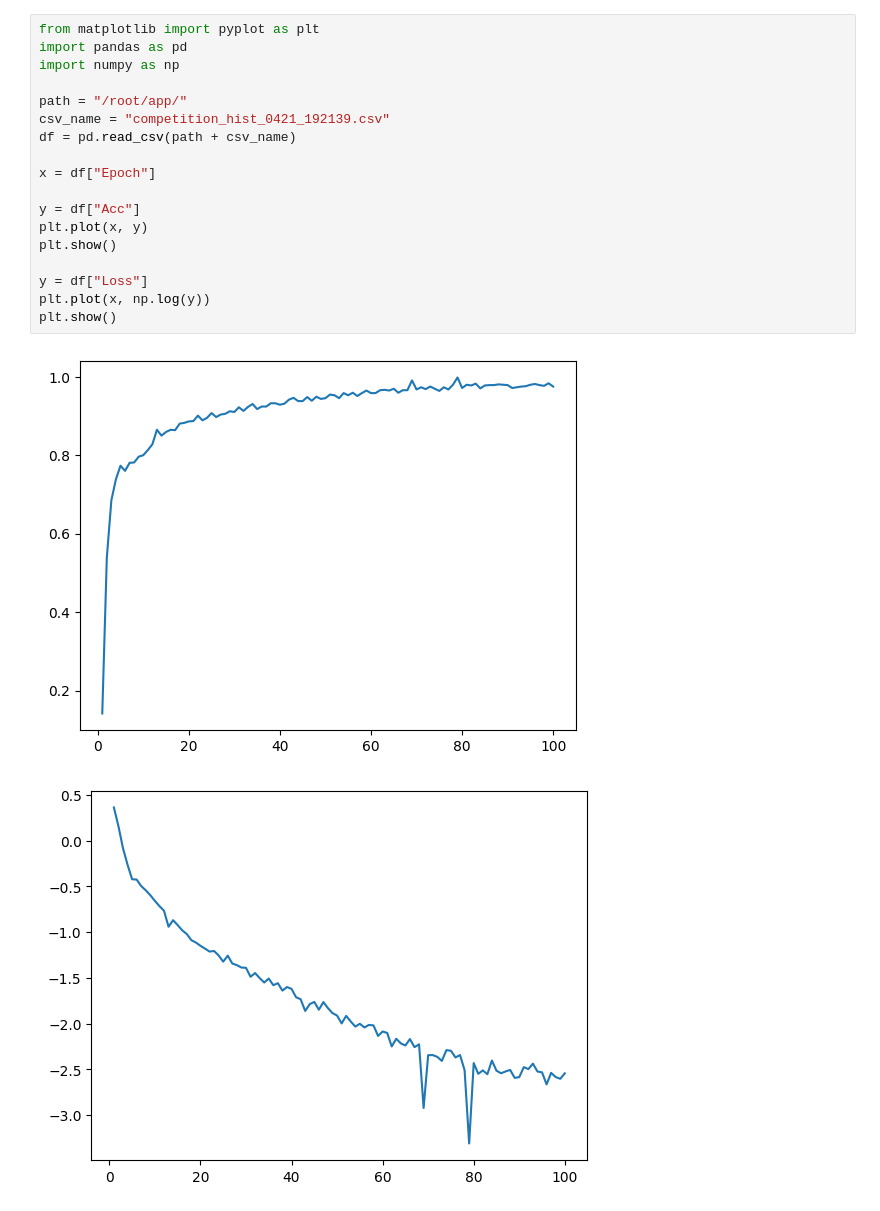
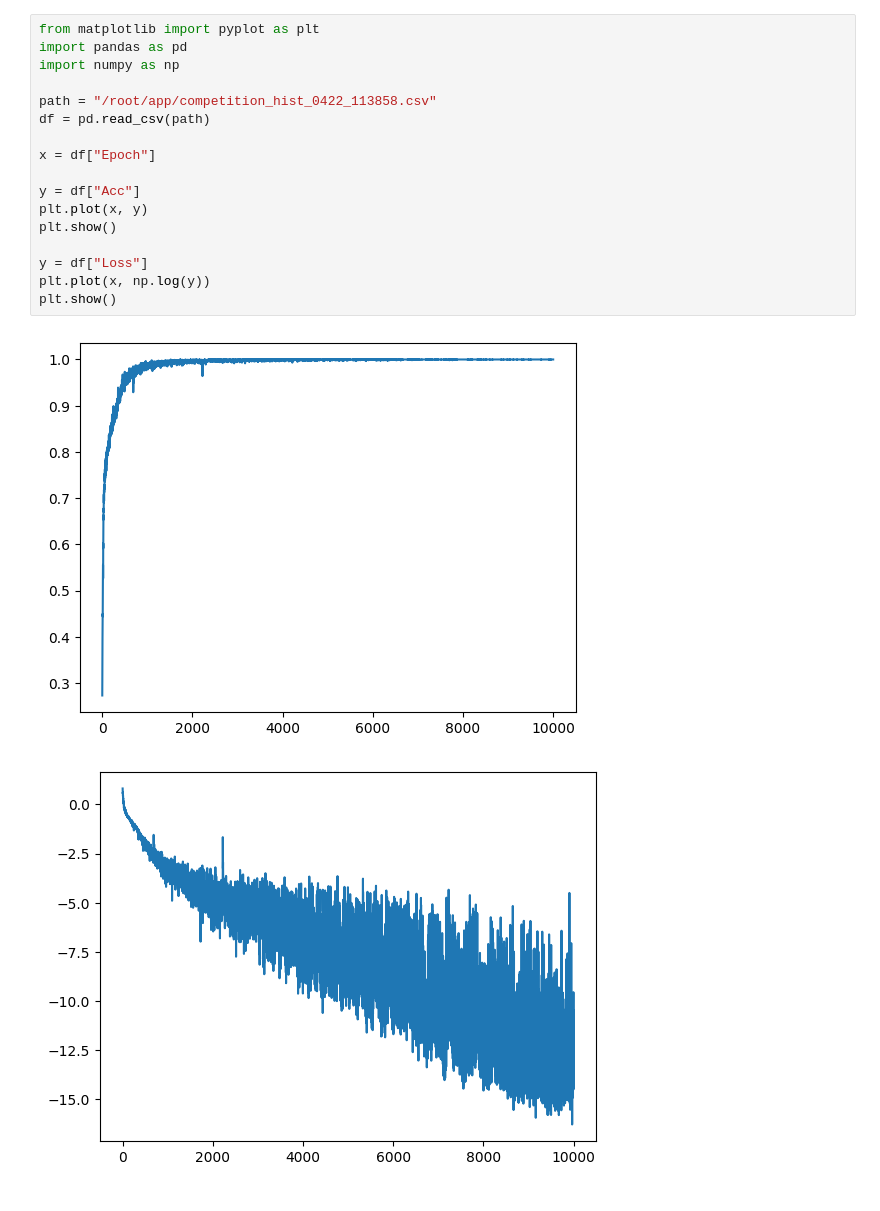
Before and after one commit to Tat1209/Research, a Jupyter notebook: utils/visualize.ipynb, the cells around one changed output. Cells and saved outputs as stored; diff of their text form.

```diff
--- a/utils/visualize.ipynb
+++ b/utils/visualize.ipynb
@@ -1,21 +1,20 @@
 # %%
 from matplotlib import pyplot as plt
 import pandas as pd
 import numpy as np
 
-path = "/root/app/"
-csv_name = "competition_hist_0421_192139.csv"
-df = pd.read_csv(path + csv_name)
+path = "/root/app/competition_hist_0422_113858.csv"
+df = pd.read_csv(path)
 
 x = df["Epoch"]
 
 y = df["Acc"]
 plt.plot(x, y)
 plt.show()
 
 y = df["Loss"]
 plt.plot(x, np.log(y))
 plt.show()
 # %% [output]
-[figure, old version]
+[figure, new version]
-[figure, old version]
+[figure, new version]
```
Also changed, not shown: 3 other files.
